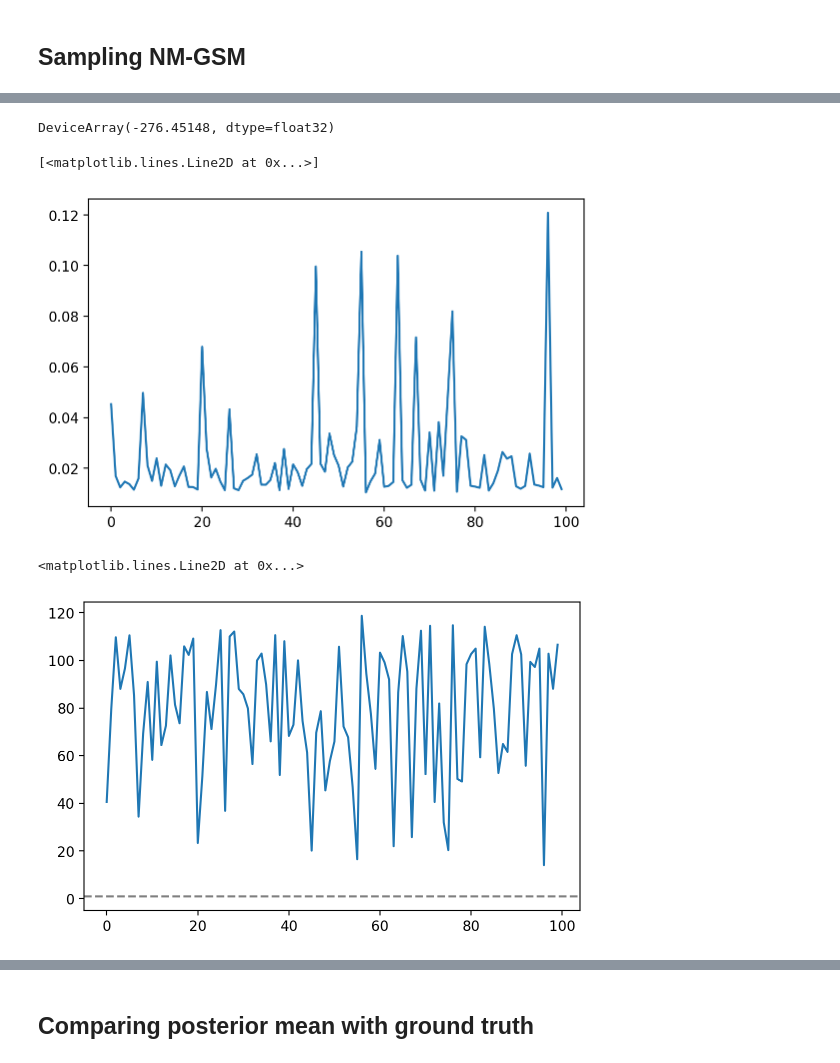
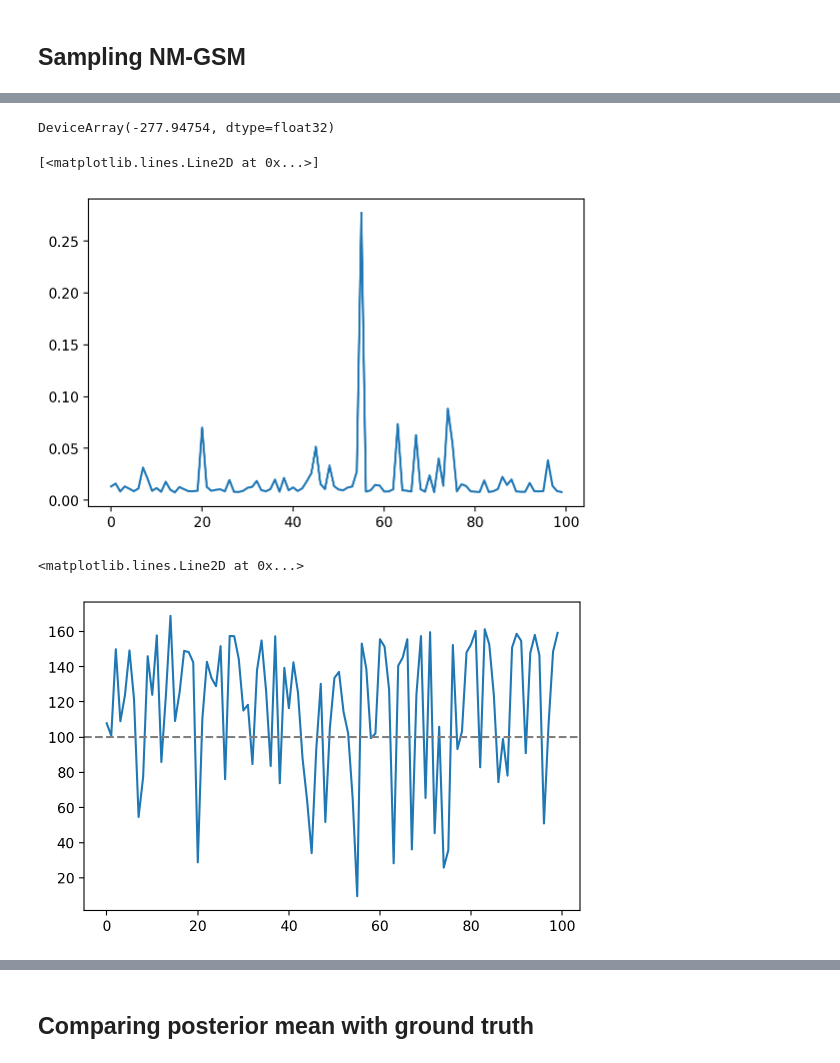
Before and after one commit to gerdm/elements-smc, a Jupyter notebook: notebooks/04-smc-nmgsm.ipynb, the cells around one changed output, grey strips where cells are left out. Saved outputs shown, nothing was run; the diff lists cells and outputs as text; code cells hidden in the pictures.

Commit message:
feat: nmgsm - scm demo

```diff
--- a/notebooks/04-smc-nmgsm.ipynb
+++ b/notebooks/04-smc-nmgsm.ipynb
@@ -29,8 +29,8 @@ key = jax.random.PRNGKey(314)
 key_sample, key_filter = jax.random.split(key)
 
 num_steps = 100
-# params = nmgsm.ModelParameters(phi=0.0, q=1.0, beta=0.0, r=0.2)
-params = nmgsm.ModelParameters(phi=1.0, q=1.0, beta=0.5, r=1.0)
+# params = nmgsm.ModelParameters(phi=1.0, q=1.0, beta=0.5, r=1.0)
+params = nmgsm.ModelParameters(phi=1.0, q=1.0, beta=0.0, r=1.0)
 simulation = nmgsm.simulate(key_sample, params, num_steps)
 # %%
 plt.plot(simulation.x, label="latent")
@@ -74,14 +74,14 @@ class Target:
         log_likelihood = jnp.einsum("n,n->", log_likelihood, indv)
         return log_likelihood
 # %%
-num_particles = 150
+num_particles = 200
 dim_particle = 1
 
 proposal = BootstrapProposal(params)
 target = Target(params)
 
 
-state_init = smc._init_state(num_particles, num_steps, dim_particle)
+state_init = smc.init_state(num_particles, num_steps, dim_particle)
 
 # Initialise particles
 particles_init = jax.random.normal(key_filter, (num_particles,)) * jnp.sqrt(params.q)
@@ -97,10 +97,11 @@ state_init = state_init.replace(log_weights=logw_init, step=0)
 keys_filter = jax.random.split(key_filter, num_steps)
 
 def step(state, key):
-    state, ix_resampled = smc.step_and_update(key, state, simulation.y, proposal, target)
+    state, ix_resampled, particles = smc.step_and_update(key, state, simulation.y, proposal, target)
     output = {
         "log_weights": state.log_weights,
         "ix_resampled": ix_resampled,
+        "particles": particles,
     }
     return state, output
 # %%
@@ -146,20 +134,20 @@ mll_est2 = jax.vmap(nmgsm.log_joint, (0, None, None))(particles, simulation.y, p
 mll_est2 = jnp.einsum("st,ts->t", mll_est2, w_hist)
 sum(mll_est2)
 # %% [output]
-DeviceArray(-276.45148, dtype=float32)
+DeviceArray(-277.94754, dtype=float32)
 # %%
 plt.plot(w_hist.max(axis=-1))
 # %% [output]
 [<matplotlib.lines.Line2D at 0x...>]
-[figure, old version]
+[figure, new version]
 # %%
 # Effective sample size
 ess = 1 / jnp.power(w_hist, 2).sum(axis=-1)
 plt.plot(ess)
-plt.axhline(y=1, c="tab:gray", linestyle="--")
+plt.axhline(y=num_particles / 2, c="tab:gray", linestyle="--")
 # %% [output]
 <matplotlib.lines.Line2D at 0x...>
-[figure, old version]
+[figure, new version]
 # %%
 plt.plot(mll_true.cumsum(), label="true")
 plt.plot(mll_est.cumsum(), label="est-smc (weights)")
```
Also changed, not shown: parts of 12 cells of this notebook, 1 other file.
